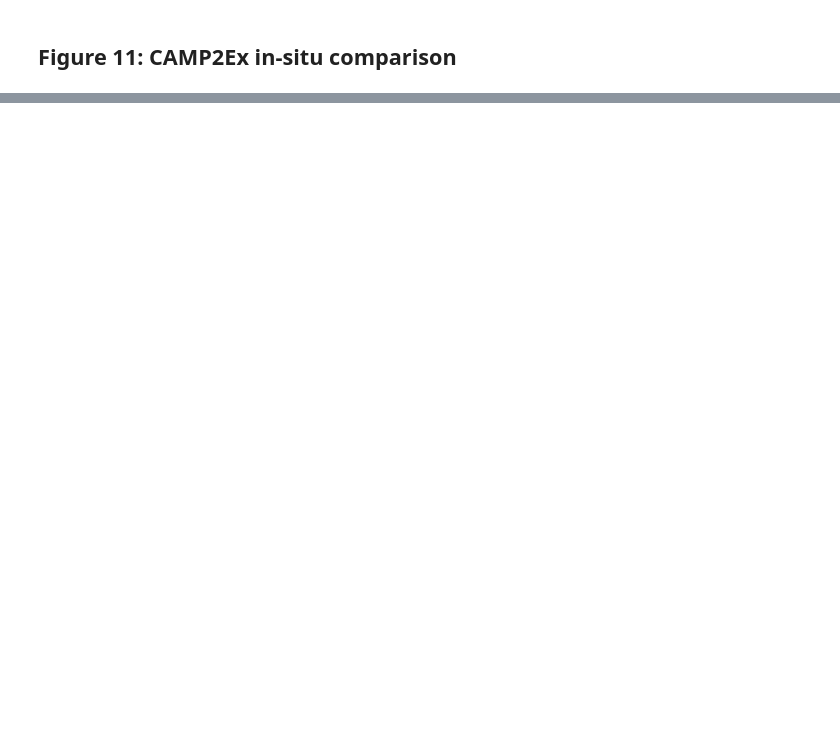
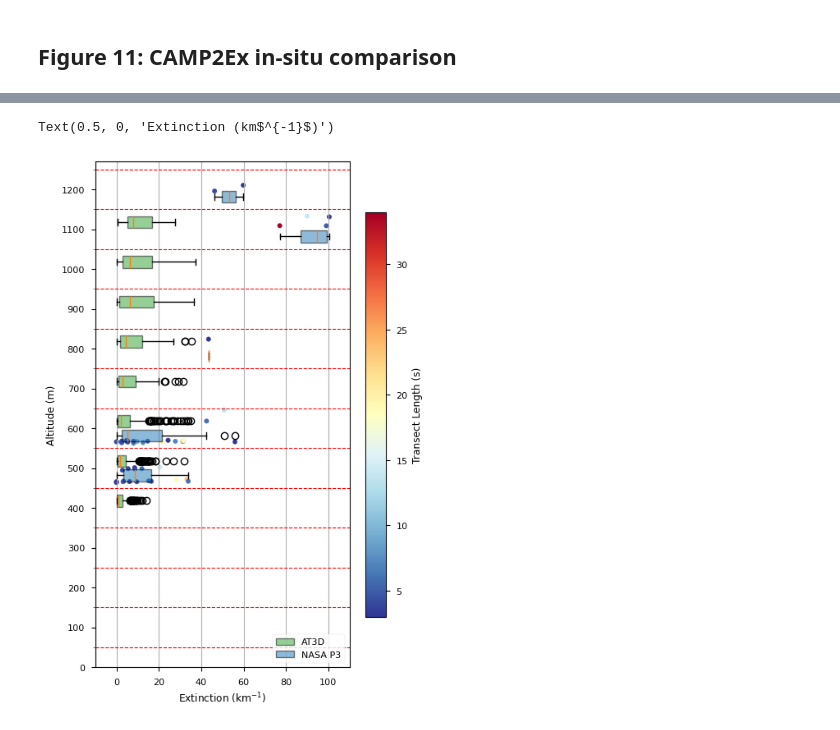
Before and after one commit to jlun17/misr-at3d-camp2ex, a Jupyter notebook: notebooks/investigation/single_retrieval/CAMP2Ex_insitu_compare.ipynb, the cells around one changed output, grey strips where cells are left out. Cells and saved outputs as stored; diff of their text form; code cells hidden in the pictures; blank space fills up the shorter version.

```diff
--- a/notebooks/investigation/single_retrieval/CAMP2Ex_insitu_compare.ipynb
+++ b/notebooks/investigation/single_retrieval/CAMP2Ex_insitu_compare.ipynb
@@ -88,0 +132,60 @@ plt.savefig(
+# %%
+plt.style.use('seaborn-v0_8-paper')
+thresh = 0
+f, ax = plt.subplots(1, 1, figsize=(5, 8))
+
+cloud_cond = cloud.ext_ravel.data > thresh
+ext_cloud = cloud.ext_ravel.data[cloud_cond]
+z_cloud = cloud.Z.data[cloud_cond]
+
+positions = []
+ext_box = []
+for z in cloud.z.data:
+    ext_box.append(ext_cloud[z_cloud == z])
+    positions.append(int(z*1000))
+at3d_bplot = ax.boxplot(ext_box, positions=np.array(positions)+18, widths=30, vert=False, manage_ticks=False, patch_artist=True)
+for patch in at3d_bplot['boxes']:
+    patch.set_facecolor('tab:green')
+    patch.set_alpha(0.5)
+
+ce_ext, ce_alt, ce_time = calculate_cloud_elements(
+    p3.ext_km.data,
+    p3.GPS_Altitude.data,
+    p3.time.data
+)
+
+p3_ext_box = []
+for pos in positions:
+    cond = (ce_alt > pos-50) & (ce_alt <= pos+50)
+    p3_ext_box.append(ce_ext[cond])
+p3_bplot = ax.boxplot(p3_ext_box, positions=np.array(positions)-18, widths=30, vert=False, manage_ticks=False, patch_artist=True)
+for patch in p3_bplot['boxes']:
+    patch.set_facecolor('tab:blue')
+    patch.set_alpha(0.5)
+
+ax.legend([at3d_bplot['boxes'][0], p3_bplot['boxes'][0]], ['AT3D', 'NASA P3'], loc='lower right')
+
+s = ax.scatter(ce_ext, ce_alt, c=ce_time, label='NASA P3', s=16, cmap='RdYlBu_r')
+plt.colorbar(s, ax=ax, label='Transect Length (s)', shrink=0.8)
+
+ax.set_xlabel('Extinction (1/km)')
+ax.set_ylabel('Altitude (m)')
+ax.grid(visible=True, which='major', axis='x')
+ax.grid(visible=True, which='minor', axis='y', color='r', linestyle='--')
+
+ax.set_yticks(np.arange(0, 1400, 100))
+ax.set_yticks(np.arange(50, 1300, 100), minor=True)
+ax.set_xlim([-10, 110])
+ax.set_ylim([0, 1270])
+ax.set_xlabel(r'Extinction (km$^{-1}$)')
+
+# plt.savefig(
+#     FIGURE_OUT / '{}_figure11_insitu_comparison.png'.format(fig_version),
+#     format='png',
+#     dpi=300,
+#     bbox_inches='tight',
+#     transparent=False
+# )
+# %% [output]
+Text(0.5, 0, 'Extinction (km$^{-1}$)')
+[figure, added]
```
Also changed, not shown: parts of 5 cells of this notebook, 1 other file.
